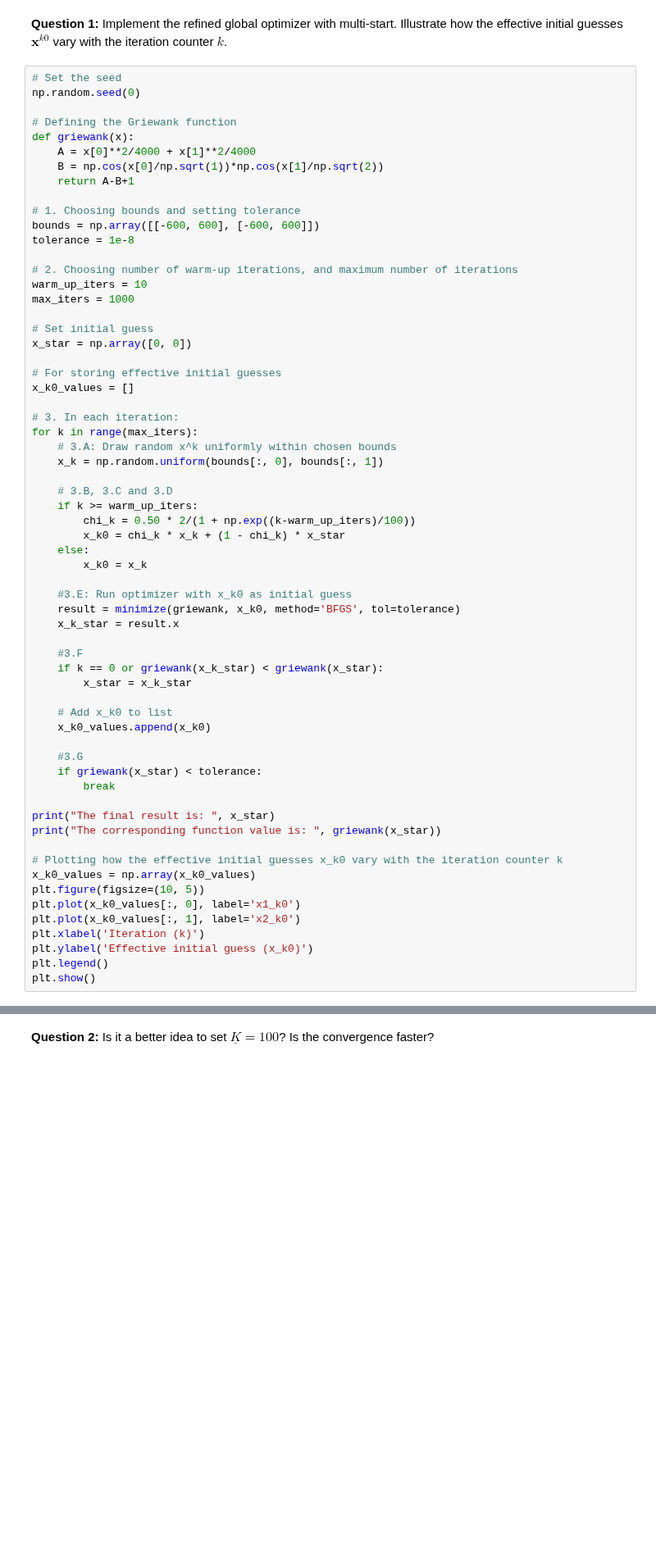
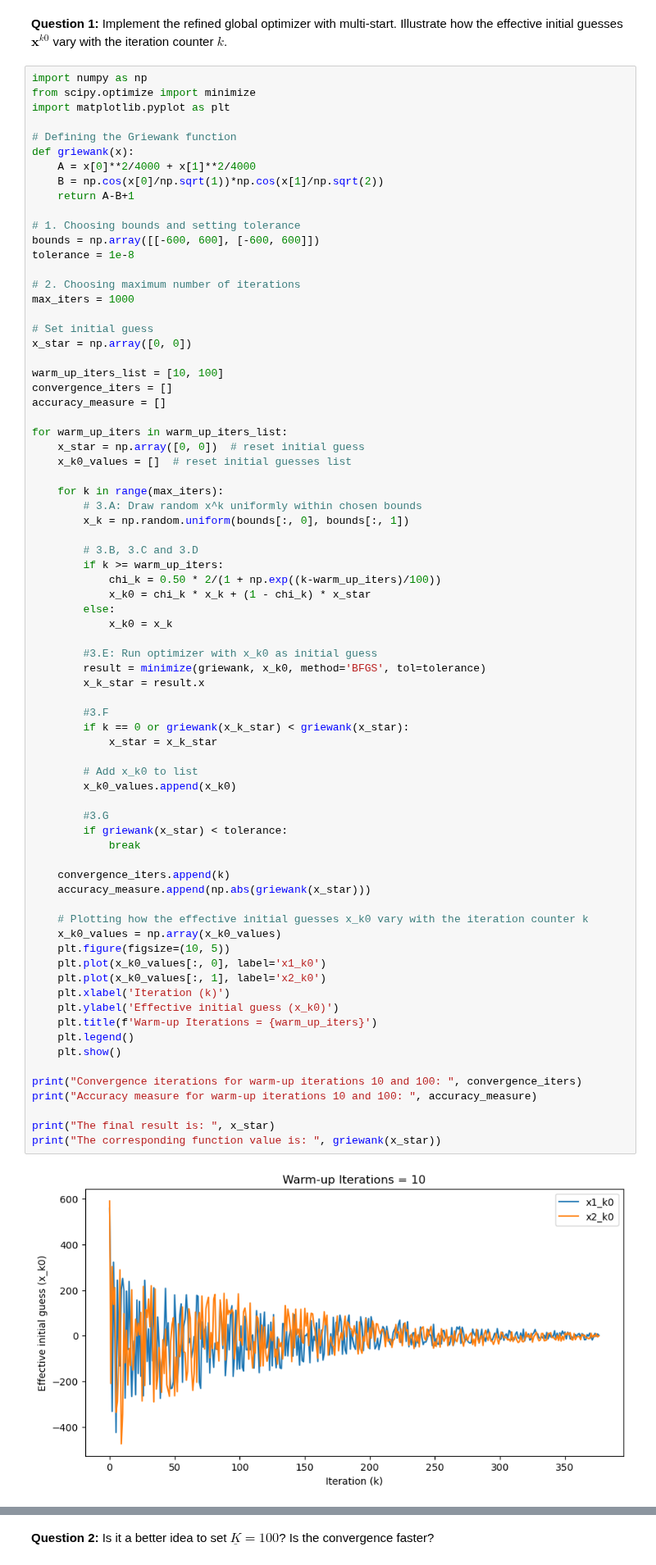
Before and after one commit to NumEconCopenhagen/projects-2023-philx2-nico, a Jupyter notebook: Exam/Exam-2023-notebook.ipynb, the cells around one changed output, grey strips where cells are left out. Shown at 82% size. Drawn from its saved outputs; the diff is of its cells as text; blank space fills up the shorter version.

```diff
--- a/Exam/Exam-2023-notebook.ipynb
+++ b/Exam/Exam-2023-notebook.ipynb
@@ -650,66 +650,78 @@ The optimizer in Step 3.E is `BFGS` with a tolerance of $\tau$.
 # %% [markdown]
 **Question 1:** Implement the refined global optimizer with multi-start. Illustrate how the effective initial guesses $\mathbf{x}^{k0}$ vary with the iteration counter $k$.
 # %%
-# Set the seed
-np.random.seed(0)
+import numpy as np
+from scipy.optimize import minimize
+import matplotlib.pyplot as plt
 
 # Defining the Griewank function
 def griewank(x):
     A = x[0]**2/4000 + x[1]**2/4000
     B = np.cos(x[0]/np.sqrt(1))*np.cos(x[1]/np.sqrt(2))
     return A-B+1
 
 # 1. Choosing bounds and setting tolerance
 bounds = np.array([[-600, 600], [-600, 600]])
 tolerance = 1e-8
 
-# 2. Choosing number of warm-up iterations, and maximum number of iterations
-warm_up_iters = 10
+# 2. Choosing maximum number of iterations
 max_iters = 1000
 
 # Set initial guess
 x_star = np.array([0, 0])
 
-# For storing effective initial guesses
-x_k0_values = []
+warm_up_iters_list = [10, 100]
+convergence_iters = []
+accuracy_measure = []
 
-# 3. In each iteration:
-for k in range(max_iters):
-    # 3.A: Draw random x^k uniformly within chosen bounds
-    x_k = np.random.uniform(bounds[:, 0], bounds[:, 1])
+for warm_up_iters in warm_up_iters_list:
+    x_star = np.array([0, 0])  # reset initial guess
+    x_k0_values = []  # reset initial guesses list
 
-    # 3.B, 3.C and 3.D
-    if k >= warm_up_iters:
-        chi_k = 0.50 * 2/(1 + np.exp((k-warm_up_iters)/100))
-        x_k0 = chi_k * x_k + (1 - chi_k) * x_star
-    else:
-        x_k0 = x_k
+    for k in range(max_iters):
+        # 3.A: Draw random x^k uniformly within chosen bounds
+        x_k = np.random.uniform(bounds[:, 0], bounds[:, 1])
 
-    #3.E: Run optimizer with x_k0 as initial guess
-    result = minimize(griewank, x_k0, method='BFGS', tol=tolerance)
-    x_k_star = result.x
+        # 3.B, 3.C and 3.D
+        if k >= warm_up_iters:
+            chi_k = 0.50 * 2/(1 + np.exp((k-warm_up_iters)/100))
+            x_k0 = chi_k * x_k + (1 - chi_k) * x_star
+        else:
+            x_k0 = x_k
 
-    #3.F
-    if k == 0 or griewank(x_k_star) < griewank(x_star):
-        x_star = x_k_star
+        #3.E: Run optimizer with x_k0 as initial guess
+        result = minimize(griewank, x_k0, method='BFGS', tol=tolerance)
+        x_k_star = result.x
 
-    # Add x_k0 to list
-    x_k0_values.append(x_k0)
+        #3.F
+        if k == 0 or griewank(x_k_star) < griewank(x_star):
+            x_star = x_k_star
 
-    #3.G
-    if griewank(x_star) < tolerance:
-        break
+        # Add x_k0 to list
+        x_k0_values.append(x_k0)
+
+        #3.G
+        if griewank(x_star) < tolerance:
+            break
+
+    convergence_iters.append(k)
+    accuracy_measure.append(np.abs(griewank(x_star)))
+
+    # Plotting how the effective initial guesses x_k0 vary with the iteration counter k
+    x_k0_values = np.array(x_k0_values)
+    plt.figure(figsize=(10, 5))
+    plt.plot(x_k0_values[:, 0], label='x1_k0')
+    plt.plot(x_k0_values[:, 1], label='x2_k0')
+    plt.xlabel('Iteration (k)')
+    plt.ylabel('Effective initial guess (x_k0)')
+    plt.title(f'Warm-up Iterations = {warm_up_iters}')
+    plt.legend()
+    plt.show()
+
+print("Convergence iterations for warm-up iterations 10 and 100: ", convergence_iters)
+print("Accuracy measure for warm-up iterations 10 and 100: ", accuracy_measure)
 
 print("The final result is: ", x_star)
 print("The corresponding function value is: ", griewank(x_star))
-
-# Plotting how the effective initial guesses x_k0 vary with the iteration counter k
-x_k0_values = np.array(x_k0_values)
-plt.figure(figsize=(10, 5))
-plt.plot(x_k0_values[:, 0], label='x1_k0')
-plt.plot(x_k0_values[:, 1], label='x2_k0')
-plt.xlabel('Iteration (k)')
-plt.ylabel('Effective initial guess (x_k0)')
-plt.legend()
-plt.show()
 # %% [output]
+[figure, new version]
```
Also changed, not shown: parts of 1 cell of this notebook.
